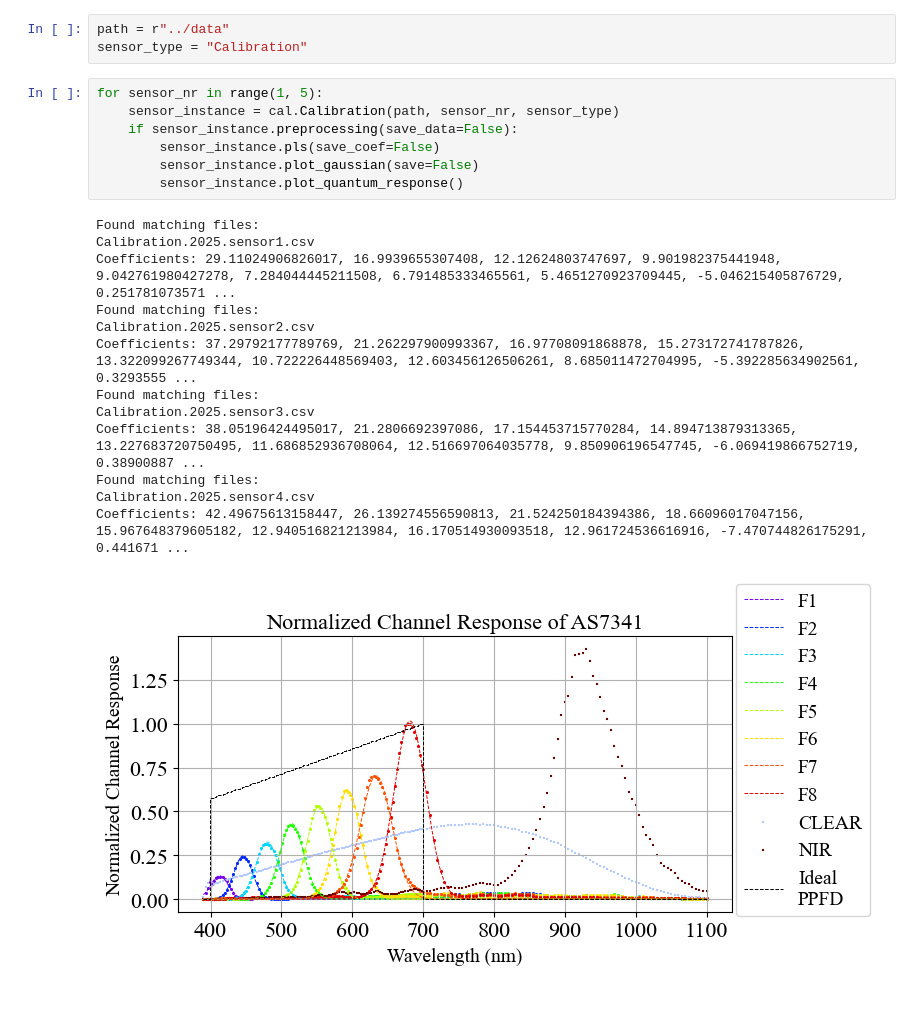
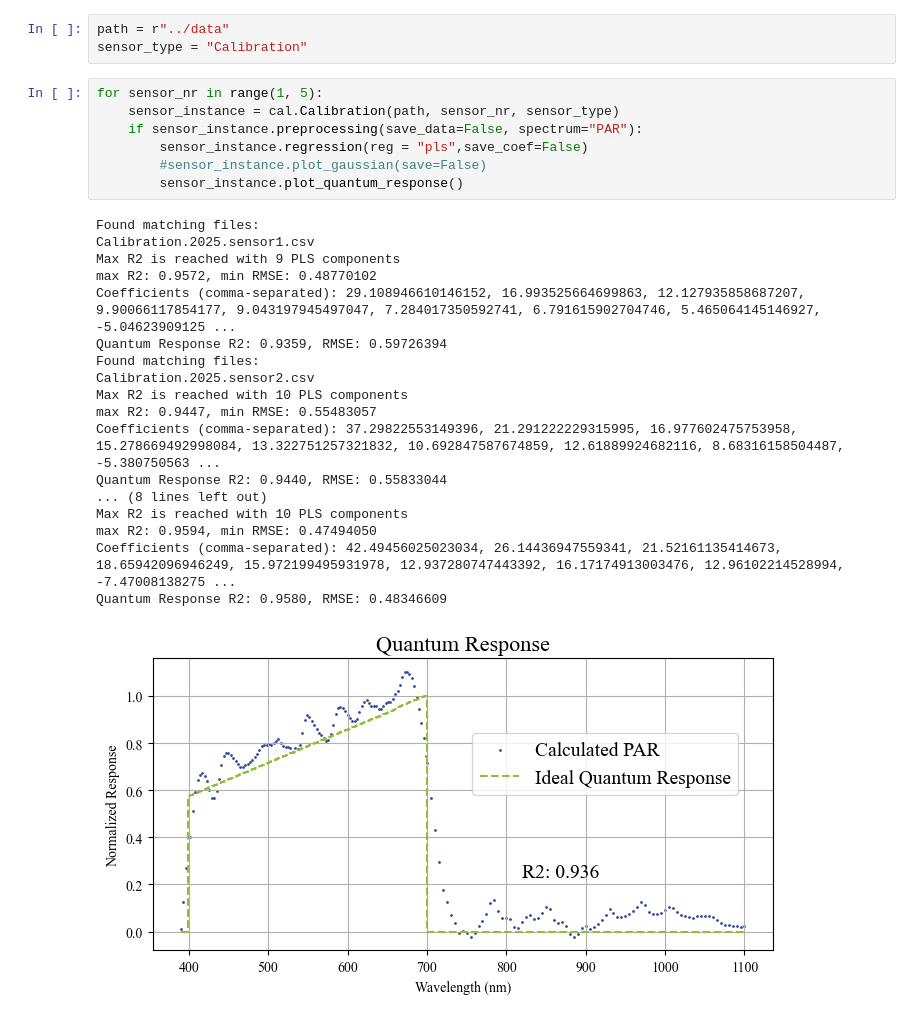
Before and after one commit to HKA-IES/Calibration-Multi-Spectral-PAR-Sensor, a Jupyter notebook: src/Calibration_Execution.ipynb, the cells around one changed output. Saved outputs shown, nothing was run; the diff lists cells and outputs as text.

```diff
--- a/src/Calibration_Execution.ipynb
+++ b/src/Calibration_Execution.ipynb
@@ -6,21 +6,26 @@ sensor_type = "Calibration"
 # %%
 for sensor_nr in range(1, 5):
     sensor_instance = cal.Calibration(path, sensor_nr, sensor_type)
-    if sensor_instance.preprocessing(save_data=False):
-        sensor_instance.pls(save_coef=False)
-        sensor_instance.plot_gaussian(save=False)
+    if sensor_instance.preprocessing(save_data=False, spectrum="PAR"):
+        sensor_instance.regression(reg = "pls",save_coef=False)
+        #sensor_instance.plot_gaussian(save=False)
         sensor_instance.plot_quantum_response()
 # %% [output]
 Found matching files:
 Calibration.2025.sensor1.csv
-Coefficients: 29.11024906826017, 16.9939655307408, 12.12624803747697, 9.901982375441948, 9.042761980427278, 7.284044445211508, 6.791485333465561, 5.4651270923709445, -5.046215405876729, 0.251781073571 ...
+Max R2 is reached with 9 PLS components
+max R2: 0.9572, min RMSE: 0.48770102
+Coefficients (comma-separated): 29.108946610146152, 16.993525664699863, 12.127935858687207, 9.90066117854177, 9.043197945497047, 7.284017350592741, 6.791615902704746, 5.465064145146927, -5.04623909125 ...
+Quantum Response R2: 0.9359, RMSE: 0.59726394
 Found matching files:
 Calibration.2025.sensor2.csv
-Coefficients: 37.29792177789769, 21.262297900993367, 16.97708091868878, 15.273172741787826, 13.322099267749344, 10.722226448569403, 12.603456126506261, 8.685011472704995, -5.392285634902561, 0.3293555 ...
-Found matching files:
-Calibration.2025.sensor3.csv
-Coefficients: 38.05196424495017, 21.2806692397086, 17.154453715770284, 14.894713879313365, 13.227683720750495, 11.686852936708064, 12.516697064035778, 9.850906196547745, -6.069419866752719, 0.38900887 ...
-Found matching files:
-Calibration.2025.sensor4.csv
-Coefficients: 42.49675613158447, 26.139274556590813, 21.524250184394386, 18.66096017047156, 15.967648379605182, 12.940516821213984, 16.170514930093518, 12.961724536616916, -7.470744826175291, 0.441671 ...
+Max R2 is reached with 10 PLS components
+max R2: 0.9447, min RMSE: 0.55483057
+Coefficients (comma-separated): 37.29822553149396, 21.291222229315995, 16.977602475753958, 15.278669492998084, 13.322751257321832, 10.692847587674859, 12.61889924682116, 8.68316158504487, -5.380750563 ...
+Quantum Response R2: 0.9440, RMSE: 0.55833044
+... (8 lines left out)
+Max R2 is reached with 10 PLS components
+max R2: 0.9594, min RMSE: 0.47494050
+Coefficients (comma-separated): 42.49456025023034, 26.14436947559341, 21.52161135414673, 18.65942096946249, 15.972199495931978, 12.937280747443392, 16.17174913003476, 12.96102214528994, -7.47008138275 ...
+Quantum Response R2: 0.9580, RMSE: 0.48346609
-[figure, old version]
+[figure, new version]
```
Also changed, not shown: parts of 1 cell of this notebook, 2 other files.
